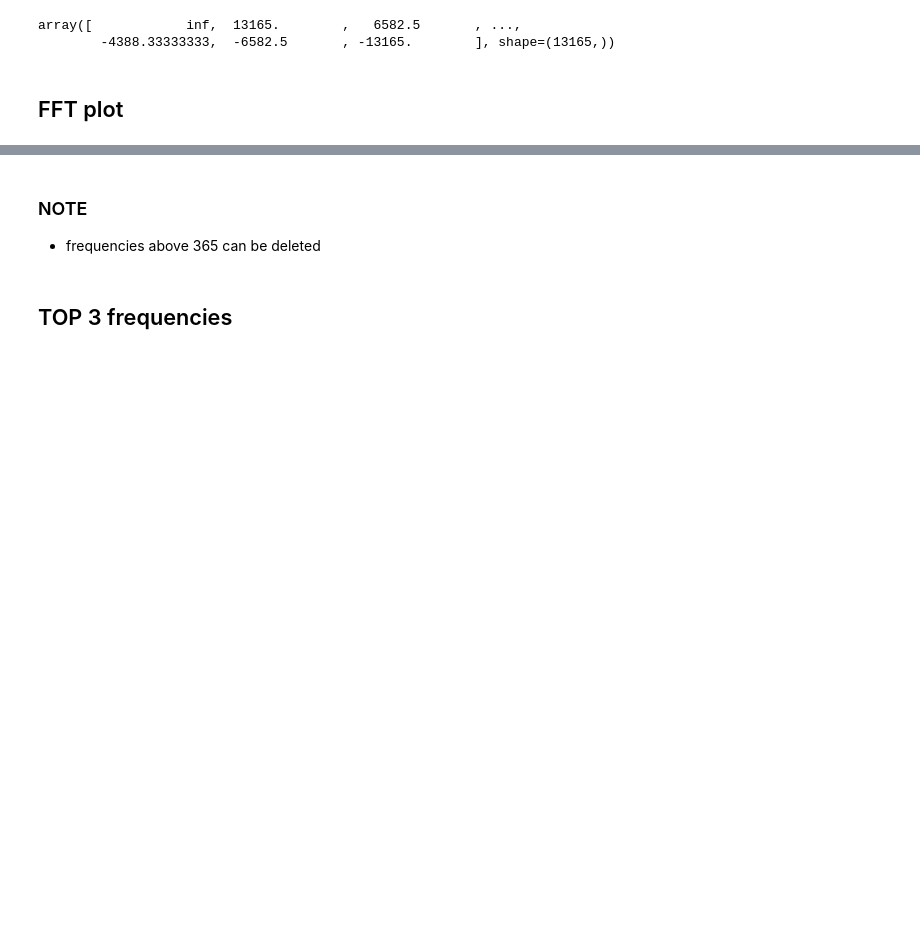
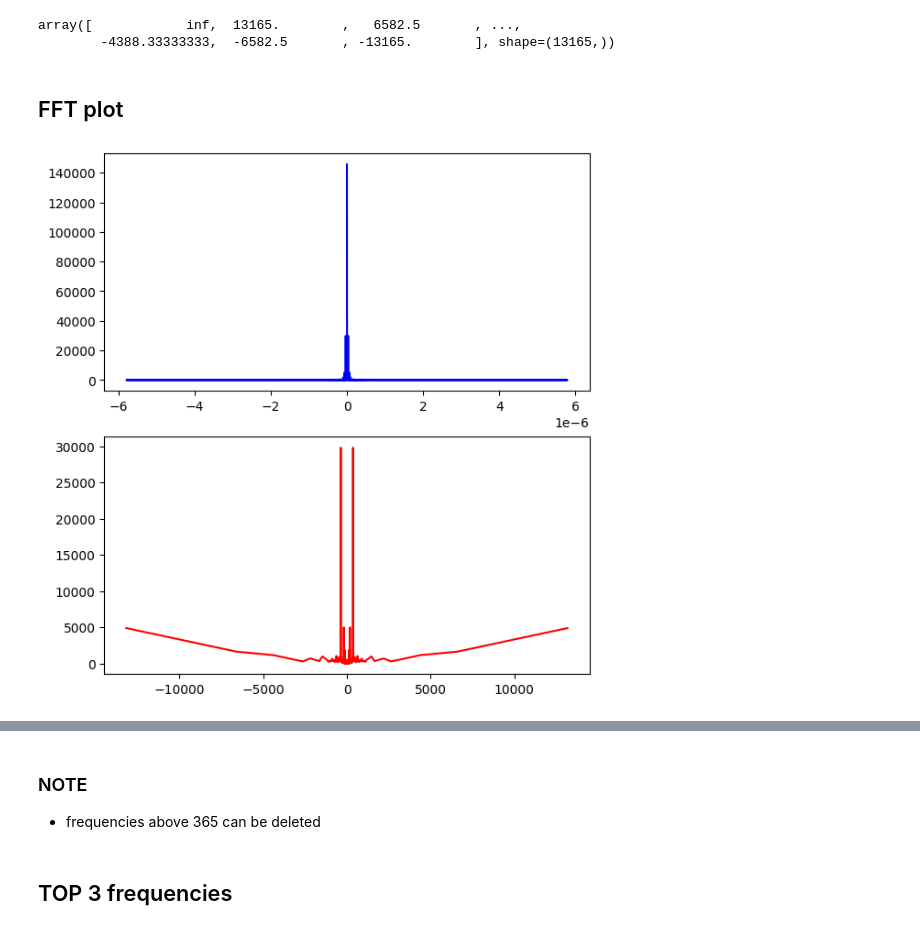
Before and after one commit to sameervk/OpenDataScienceSandbox, a Jupyter notebook: Forecasting/seaice_prediction.ipynb, the cells around one changed output, grey strips where cells are left out. Saved outputs shown, nothing was run; the diff lists cells and outputs as text; code cells hidden in the pictures; blank space fills up the shorter version.

```diff
--- a/Forecasting/seaice_prediction.ipynb
+++ b/Forecasting/seaice_prediction.ipynb
@@ -647,6 +647,16 @@ array([            inf,  13165.        ,   6582.5       , ...,
         -4388.33333333,  -6582.5       , -13165.        ], shape=(13165,))
 # %% [markdown]
 ## FFT plot
+# %%
+fig, ax = plt.subplots(2,1, figsize=(6, 6), constrained_layout=True)
+
+ax[0].plot(freq_values_scipy, np.abs(fft_seaice), 'b', label="Amplitude")
+ax[1].plot(freq_in_periods, np.abs(fft_seaice), 'r', label="Amplitude")
+
+# ax[1].set_ylim([0,50000])
+plt.show()
+# %% [output]
+[figure, added]
 # %%
 fig, ax = plt.subplots(2,1, figsize=(6, 6), constrained_layout=True)
 
```
Also changed, not shown: parts of 95 cells of this notebook, 4 other files.
